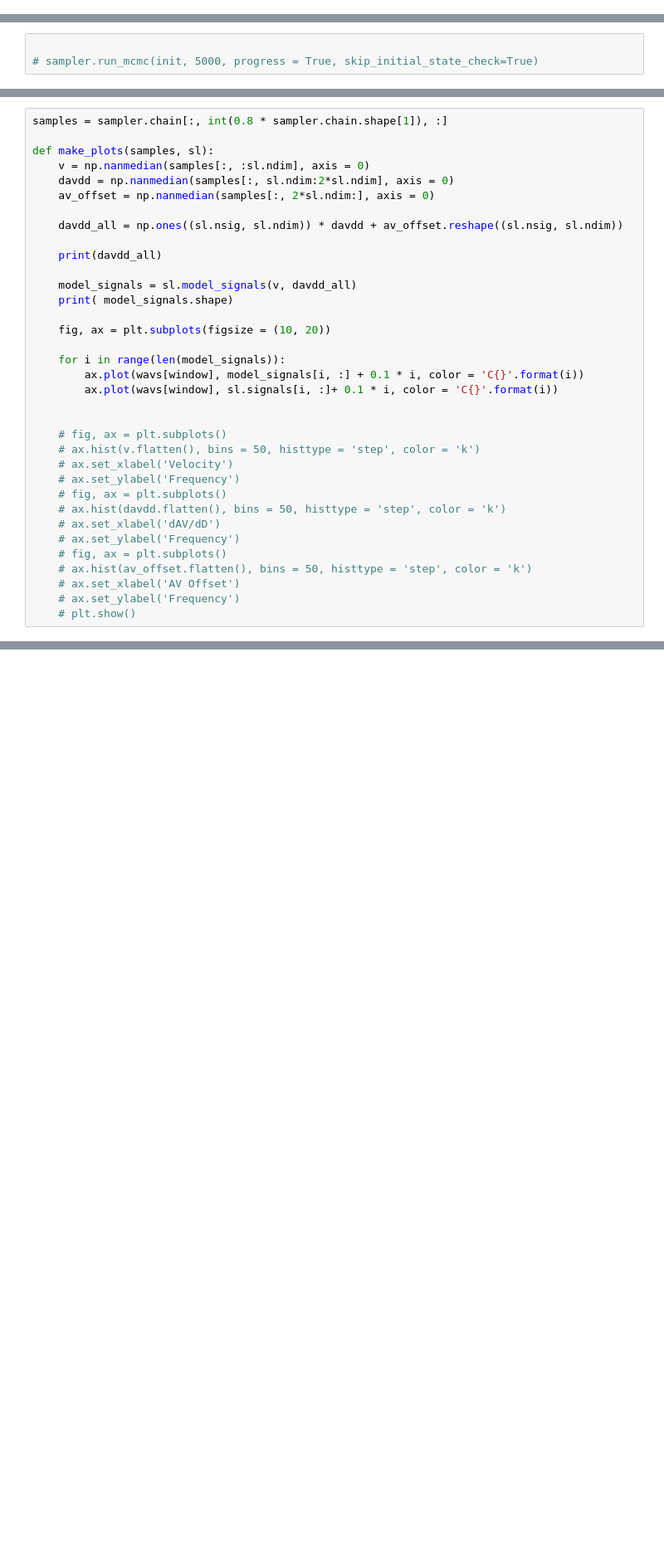
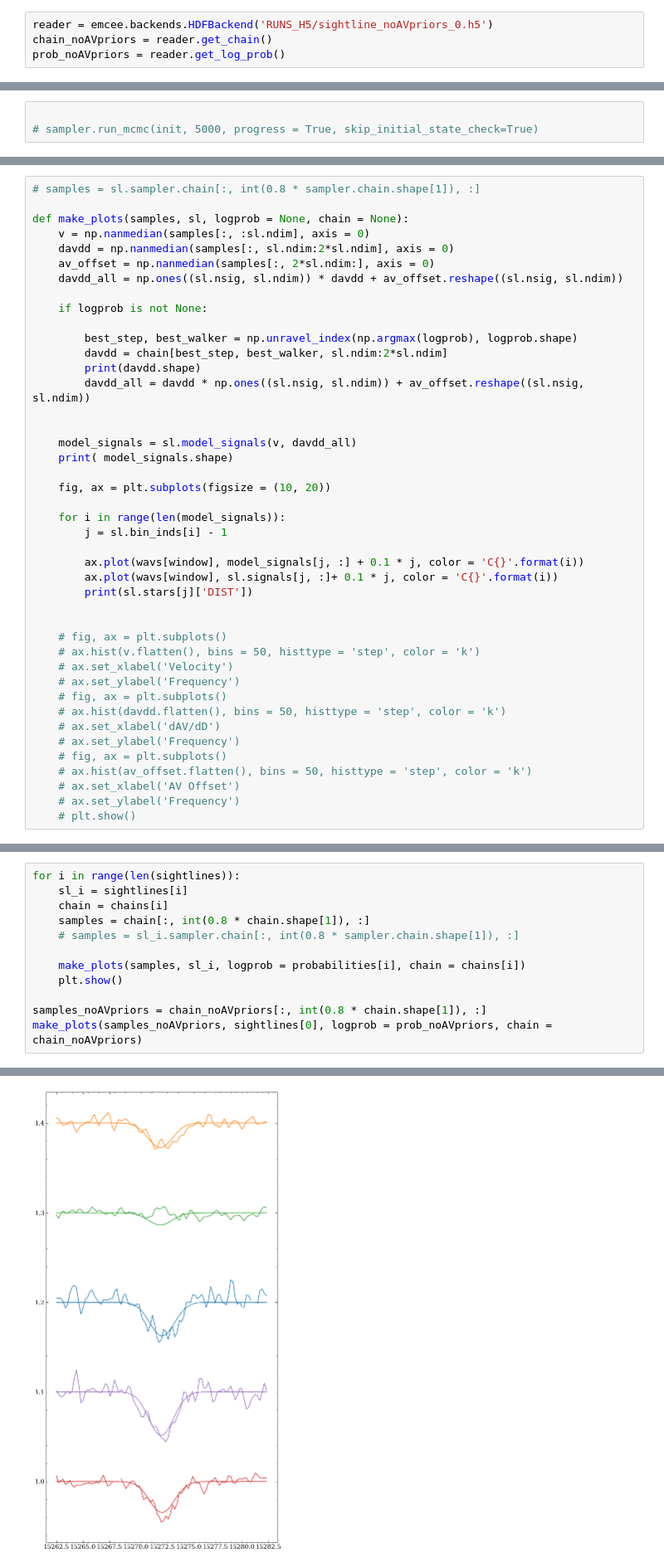
Before and after one commit to aidantmcb/microKT, a Jupyter notebook: 240517_CACloudKT.ipynb, the cells around one changed output, grey strips where cells are left out. Shown at 83% size. Drawn from its saved outputs; the diff is of its cells as text; blank space fills up the shorter version.

```diff
--- a/240517_CACloudKT.ipynb
+++ b/240517_CACloudKT.ipynb
@@ -298,3 +306,7 @@ NDIM: 5 NSTAR: 5 INITSHAPE: (200, 35)
+# %%
+reader = emcee.backends.HDFBackend('RUNS_H5/sightline_noAVpriors_0.h5')
+chain_noAVpriors = reader.get_chain()
+prob_noAVpriors = reader.get_log_prob()
 # %%
 # logprobability(init[0, :], sl)
 # %%
@@ -405,14 +421,19 @@ make_corner_avonly(sampler, sl.ndim, None)
 # %%
-samples = sampler.chain[:, int(0.8 * sampler.chain.shape[1]), :]
+# samples = sl.sampler.chain[:, int(0.8 * sampler.chain.shape[1]), :]
 
-def make_plots(samples, sl):
+def make_plots(samples, sl, logprob = None, chain = None):
     v = np.nanmedian(samples[:, :sl.ndim], axis = 0)
     davdd = np.nanmedian(samples[:, sl.ndim:2*sl.ndim], axis = 0)
     av_offset = np.nanmedian(samples[:, 2*sl.ndim:], axis = 0)
-
     davdd_all = np.ones((sl.nsig, sl.ndim)) * davdd + av_offset.reshape((sl.nsig, sl.ndim))
 
-    print(davdd_all)
+    if logprob is not None:
+
+        best_step, best_walker = np.unravel_index(np.argmax(logprob), logprob.shape)
+        davdd = chain[best_step, best_walker, sl.ndim:2*sl.ndim]
+        print(davdd.shape)
+        davdd_all = davdd * np.ones((sl.nsig, sl.ndim)) + av_offset.reshape((sl.nsig, sl.ndim))
+
 
     model_signals = sl.model_signals(v, davdd_all)
     print( model_signals.shape)
@@ -420,8 +441,11 @@ def make_plots(samples, sl):
     fig, ax = plt.subplots(figsize = (10, 20))
 
     for i in range(len(model_signals)):
-        ax.plot(wavs[window], model_signals[i, :] + 0.1 * i, color = 'C{}'.format(i))
-        ax.plot(wavs[window], sl.signals[i, :]+ 0.1 * i, color = 'C{}'.format(i))
+        j = sl.bin_inds[i] - 1
+
+        ax.plot(wavs[window], model_signals[j, :] + 0.1 * j, color = 'C{}'.format(i))
+        ax.plot(wavs[window], sl.signals[j, :]+ 0.1 * j, color = 'C{}'.format(i))
+        print(sl.stars[j]['DIST'])
 
 
     # fig, ax = plt.subplots()
@@ -449,0 +464,13 @@ make_plots(samples, sl)
+# %%
+for i in range(len(sightlines)):
+    sl_i = sightlines[i]
+    chain = chains[i]
+    samples = chain[:, int(0.8 * chain.shape[1]), :]
+    # samples = sl_i.sampler.chain[:, int(0.8 * sampler.chain.shape[1]), :]
+
+    make_plots(samples, sl_i, logprob = probabilities[i], chain = chains[i])
+    plt.show()
+
+samples_noAVpriors = chain_noAVpriors[:, int(0.8 * chain.shape[1]), :]
+make_plots(samples_noAVpriors, sightlines[0], logprob = prob_noAVpriors, chain = chain_noAVpriors)
+# %% [output]
@@ -449,0 +484 @@ make_plots(samples, sl)
+[figure, added]
```
Also changed, not shown: parts of 15 cells of this notebook, 1 other file.
